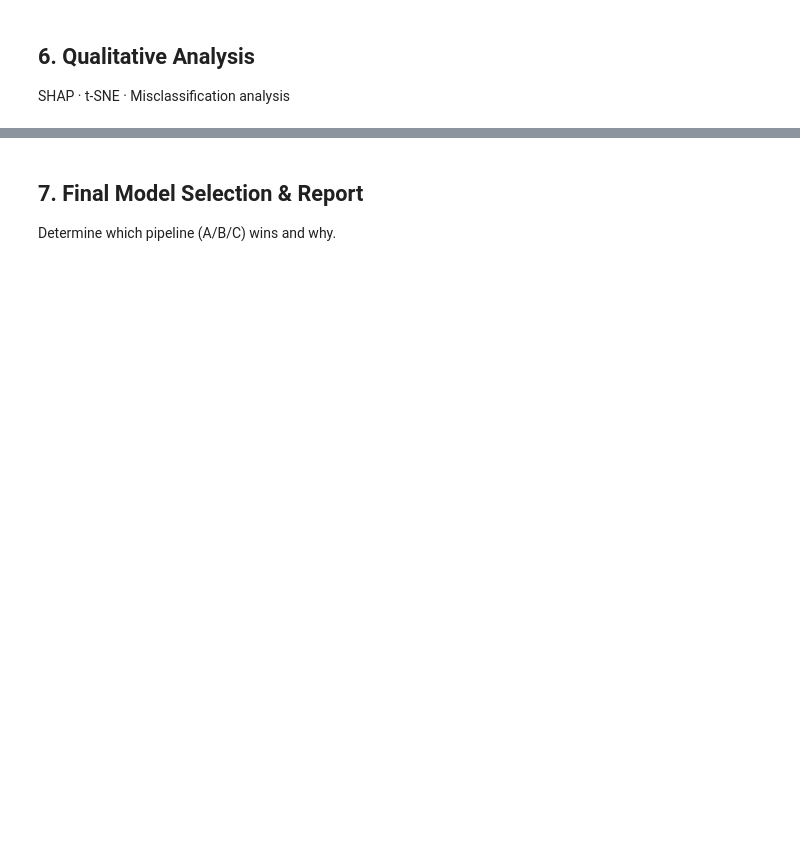
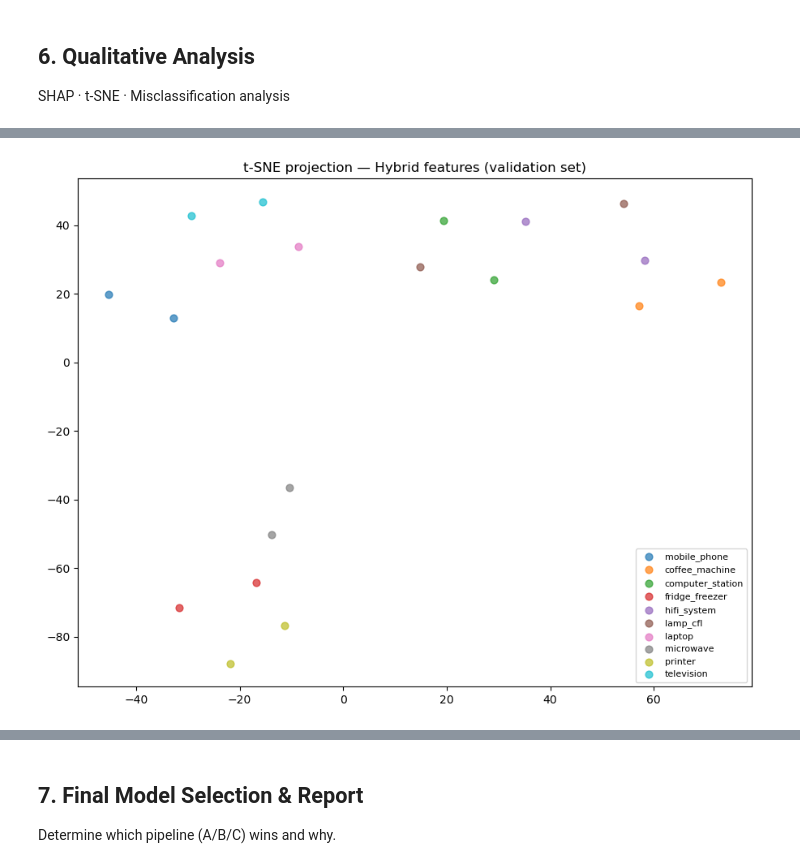
Before and after one commit to cilia-mouhoun/smart-appliance-detection, a Jupyter notebook: TSAC_Group_Project.ipynb, the cells around one changed output, grey strips where cells are left out. Cells and saved outputs as stored; diff of their text form; code cells hidden in the pictures; blank space fills up the shorter version.

```diff
--- a/TSAC_Group_Project.ipynb
+++ b/TSAC_Group_Project.ipynb
@@ -1115,24 +1262,35 @@ plt.show()
 # %%
 # ─────────────────────────────────────────────────────────────────────────────
 # t-SNE VISUALISATION — Hybrid feature space (validation set)
 # ─────────────────────────────────────────────────────────────────────────────
 
-tsne = TSNE(n_components=2, perplexity=30, random_state=42, n_iter=1000)
+# Choose a perplexity compatible with sample size
+n_samples = F_C_val.shape[0]
+perplexity = min(30, max(5, n_samples // 3))
+
+# Build TSNE with compatibility for sklearn versions (n_iter vs max_iter)
+try:
+    tsne = TSNE(n_components=2, perplexity=perplexity, random_state=42, n_iter=1000)
+except TypeError:
+    tsne = TSNE(n_components=2, perplexity=perplexity, random_state=42, max_iter=1000)
+
 X_tsne = tsne.fit_transform(F_C_val)
 
 plt.figure(figsize=(9, 7))
 palette = plt.cm.get_cmap('tab10', N_CLASSES)
 for cls_idx in range(N_CLASSES):
     mask = y_val == cls_idx
     plt.scatter(
         X_tsne[mask, 0], X_tsne[mask, 1],
         c=[palette(cls_idx)], label=CLASS_NAMES[cls_idx],
         alpha=0.7, s=40
     )
 plt.legend(fontsize=8, loc='best')
 plt.title('t-SNE projection — Hybrid features (validation set)')
 plt.tight_layout()
 plt.show()
+# %% [output]
+[figure, added]
 # %%
 # ─────────────────────────────────────────────────────────────────────────────
 # MISCLASSIFICATION ANALYSIS
```
Also changed, not shown: parts of 17 cells of this notebook, 1 other file.
